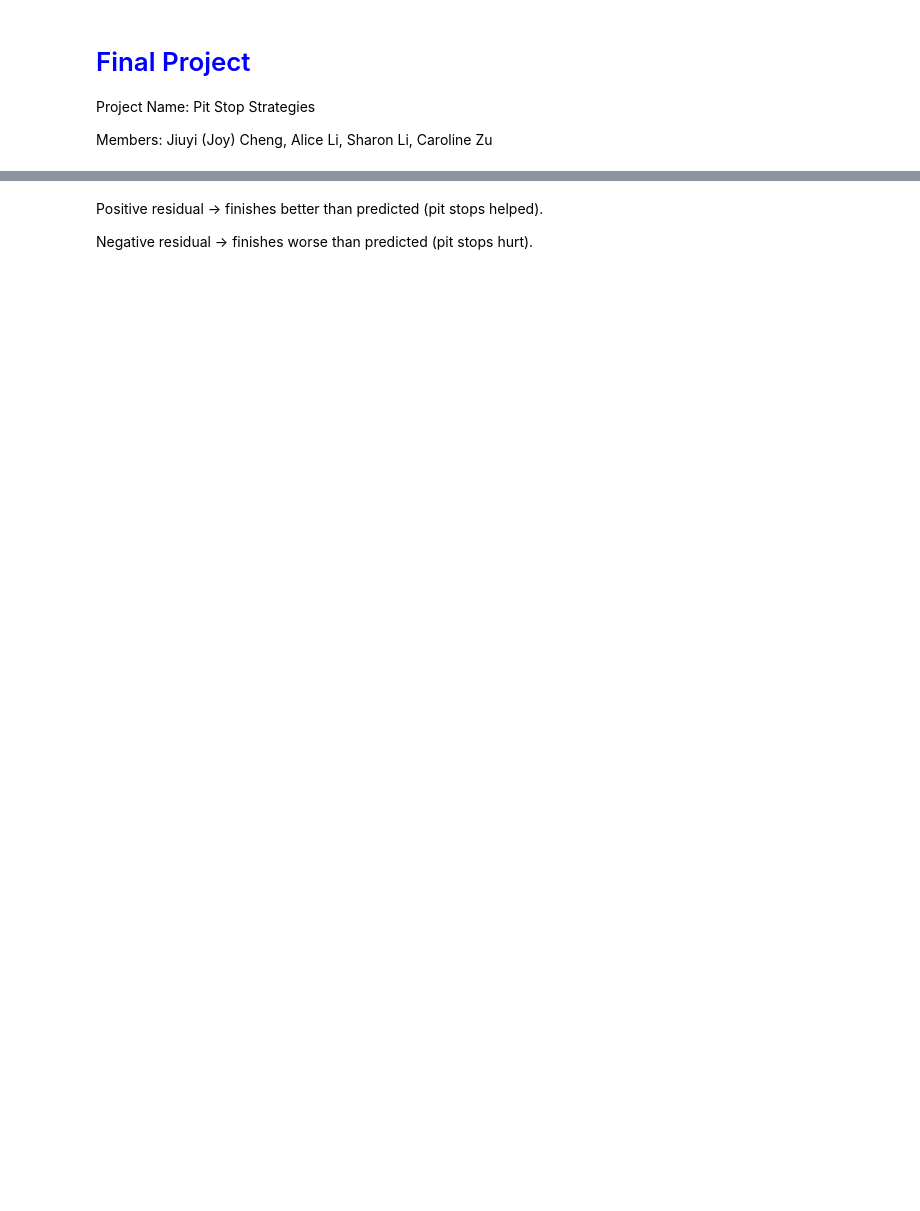
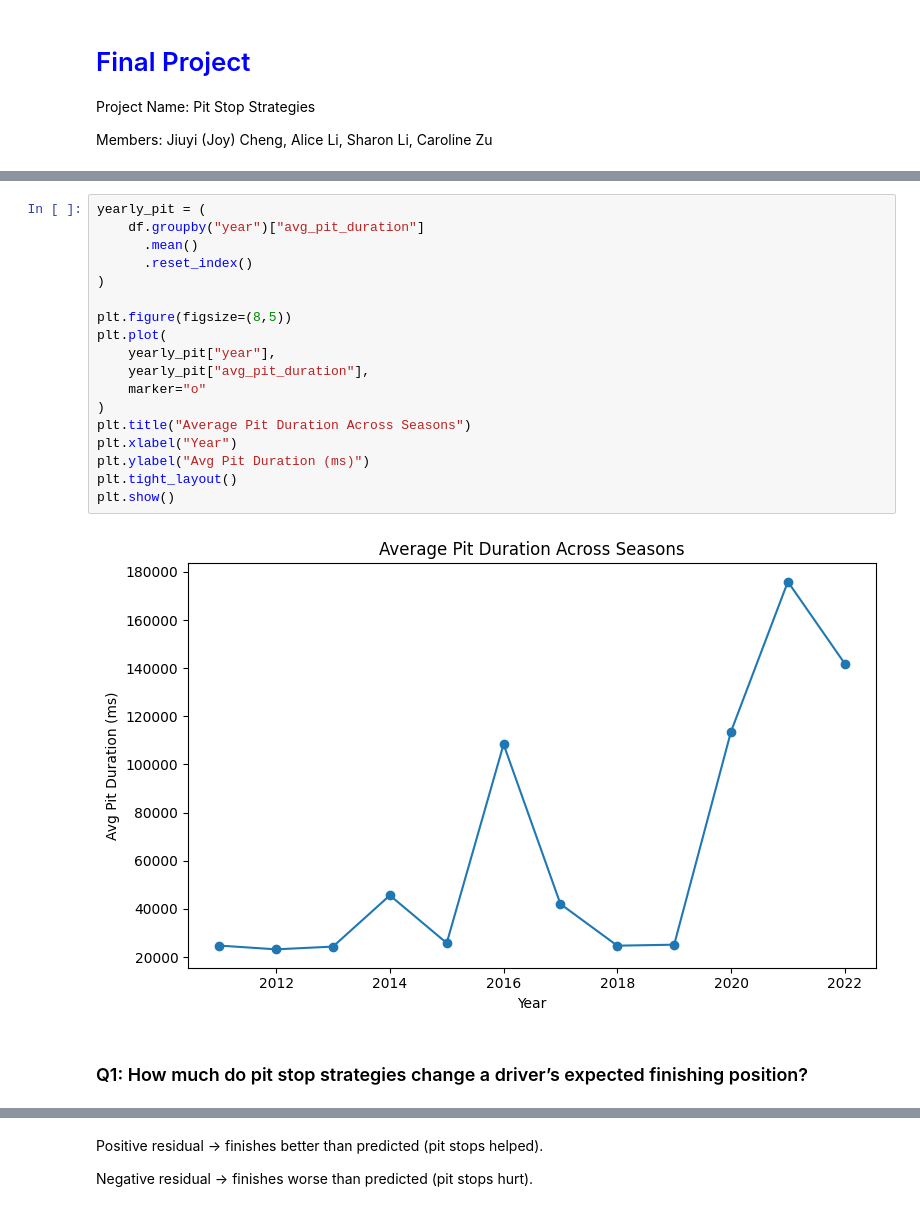
Before and after one commit to joycheng88/qtm151fall2025, a Jupyter notebook: Final Project/Final_Project_ver1.ipynb, the cells around one changed output, grey strips where cells are left out. Cells and saved outputs as stored; diff of their text form; blank space fills up the shorter version.

```diff
--- a/Final Project/Final_Project_ver1.ipynb
+++ b/Final Project/Final_Project_ver1.ipynb
@@ -237,2 +171,24 @@ plt.show()
+# %%
+yearly_pit = (
+    df.groupby("year")["avg_pit_duration"]
+      .mean()
+      .reset_index()
+)
+
+plt.figure(figsize=(8,5))
+plt.plot(
+    yearly_pit["year"],
+    yearly_pit["avg_pit_duration"],
+    marker="o"
+)
+plt.title("Average Pit Duration Across Seasons")
+plt.xlabel("Year")
+plt.ylabel("Avg Pit Duration (ms)")
+plt.tight_layout()
+plt.show()
+# %% [output]
+[figure, added]
+# %% [markdown]
+### Q1: How much do pit stop strategies change a driver’s expected finishing position?
 # %%
 model = smf.ols(
```
Also changed, not shown: parts of 40 cells of this notebook, 1 other file.
